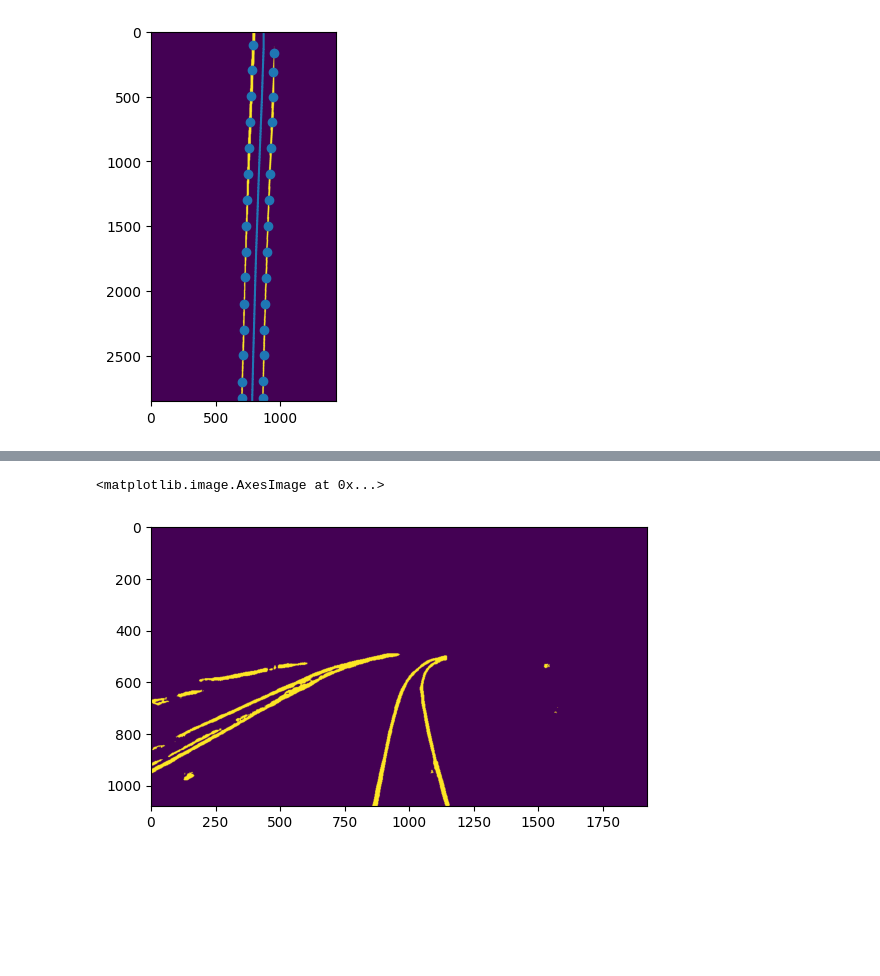
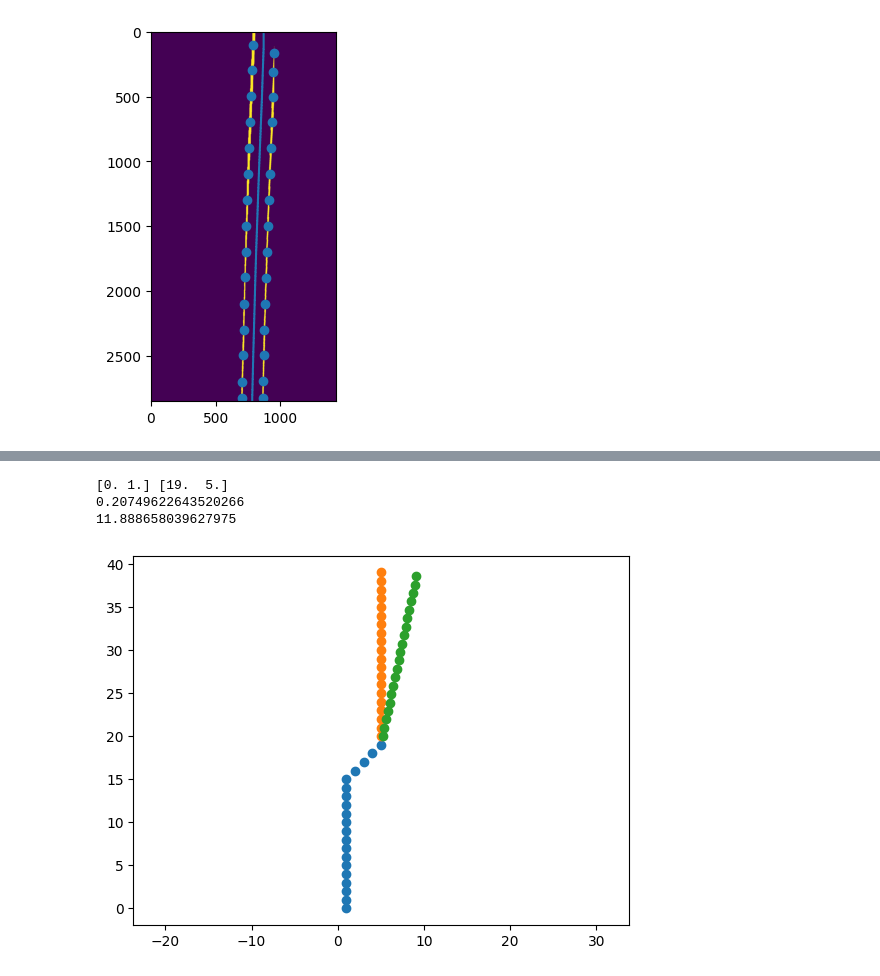
Before and after one commit to Andrudewt/perspective, a Jupyter notebook: proc_1.ipynb, the cells around one changed output, grey strips where cells are left out. Cells and saved outputs as stored; diff of their text form; code cells hidden in the pictures; blank space fills up the shorter version.

```diff
--- a/proc_1.ipynb
+++ b/proc_1.ipynb
@@ -171,8 +172,2 @@ plt.show()
-# %%
-m = np.load(r'./data/3/masks\080977.305.npy')
-plt.imshow(m)
-# %% [output]
-<matplotlib.image.AxesImage at 0x...>
-[figure, removed]
 # %%
 # поворот
@@ -178,0 +203,34 @@ plt.imshow(m)
+# %%
+# пример вращения
+
+a1 = np.array([np.arange(20), np.ones(20)])
+a1[1, 15:] += np.arange(5)
+
+
+a2 = np.array([np.arange(20, 40), np.ones(20)])
+a2[1, :] += 4
+
+p1 = a1.T[0]
+p2 = a1.T[-1]
+print(p1, p2)
+
+dx = p2[0] - p1[0]
+dy = p2[1] - p1[1]
+
+angl = np.arctan2(dy, dx)
+print(angl)
+angle_deg = np.degrees(angl)
+print(angle_deg)
+
+a3 = rotate(a2.T, angl, p2)
+
+
+plt.scatter(a1[1, :], a1[0, :])
+plt.scatter(a2[1, :], a2[0, :])
+plt.scatter(a3.T[1, :], a3.T[0, :])
+plt.axis('equal');
+# %% [output]
+[0. 1.] [19.  5.]
+0.20749622643520266
+11.888658039627975
+[figure, added]
```
Also changed, not shown: parts of 7 cells of this notebook.
